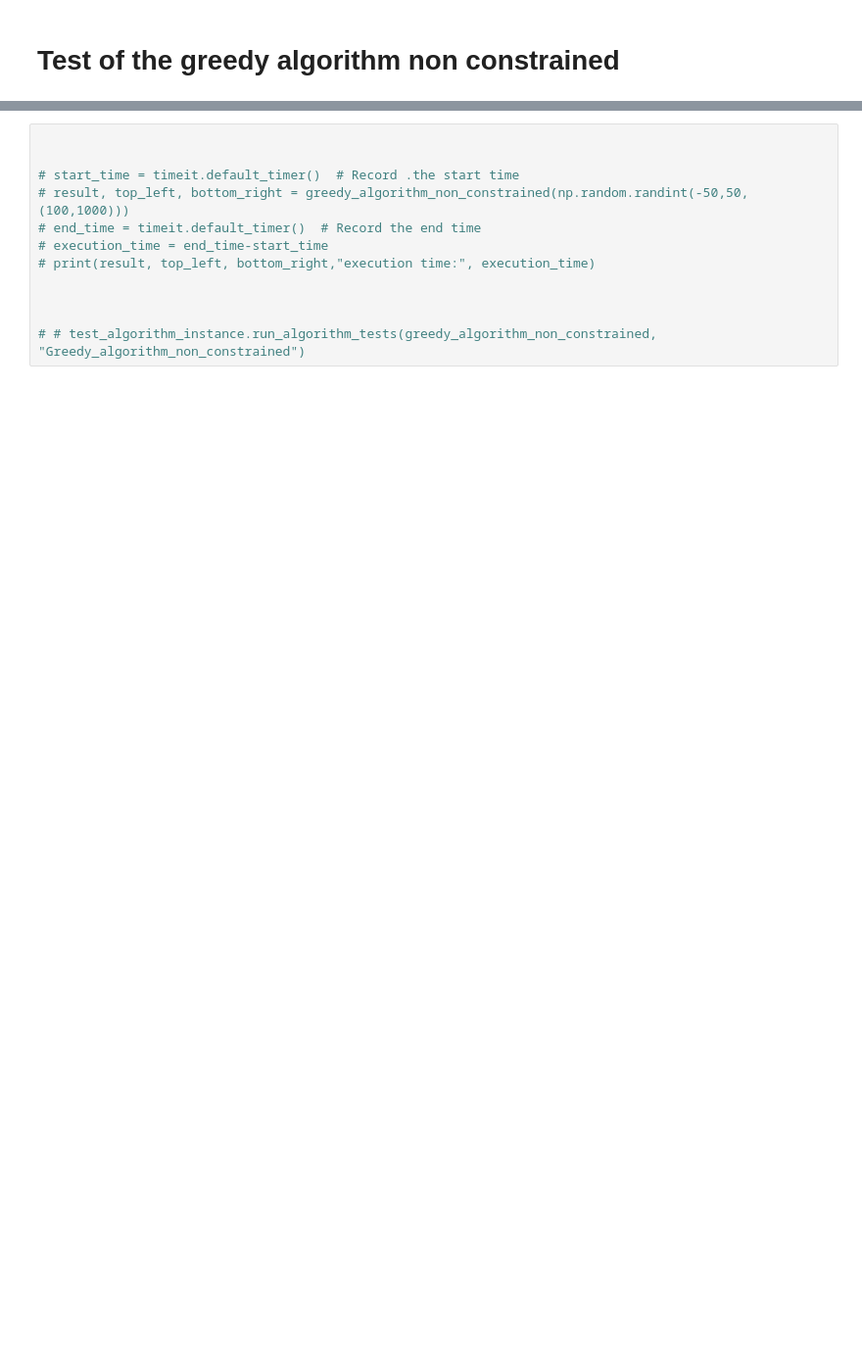
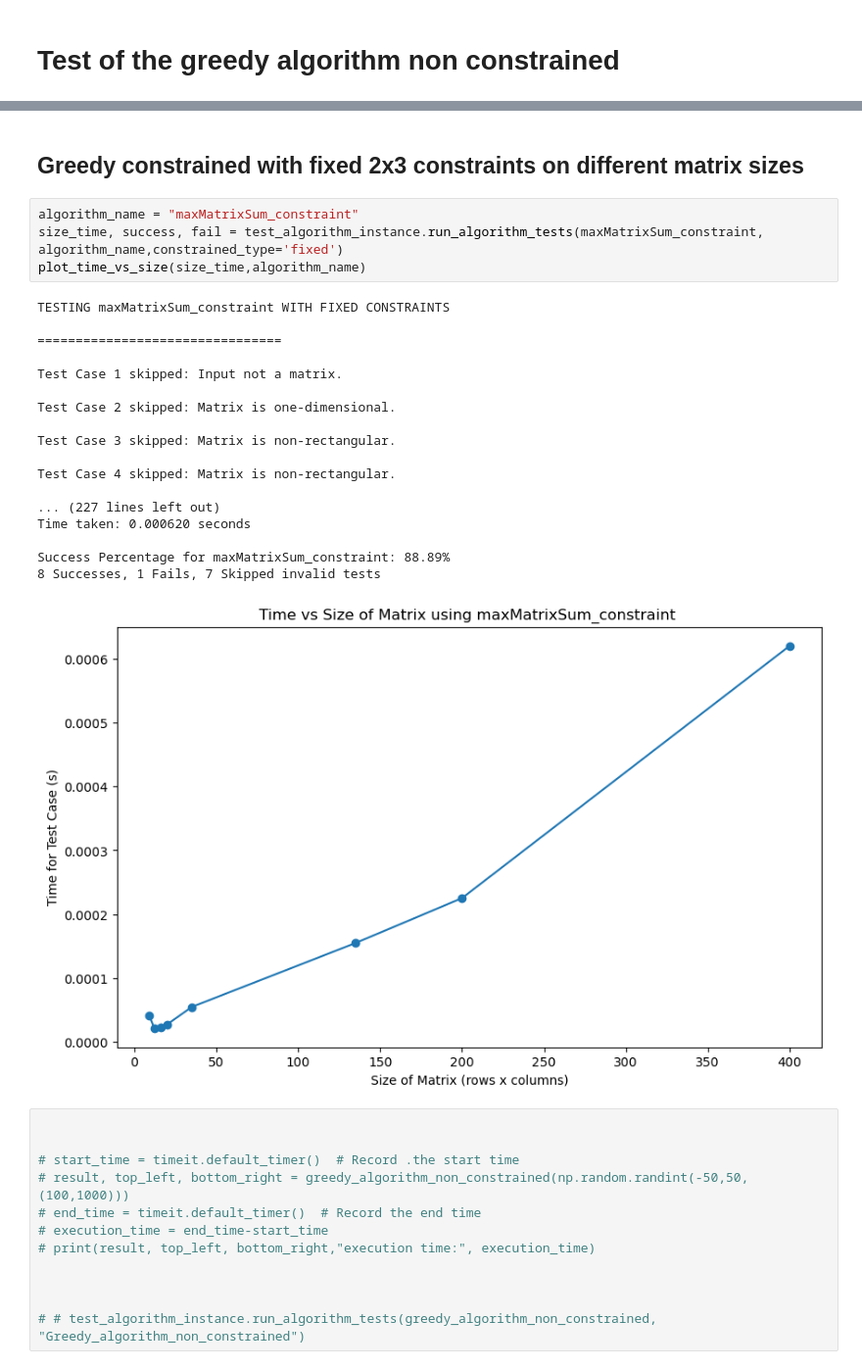
Before and after one commit to Amrithya/Advanced-Algorithm-Project-2023-2024, a Jupyter notebook: main_amgad.ipynb, the cells around one changed output, grey strips where cells are left out. Shown at 98% size. Drawn from its saved outputs; the diff is of its cells as text; blank space fills up the shorter version.

```diff
--- a/main_amgad.ipynb
+++ b/main_amgad.ipynb
@@ -66,3 +91,28 @@ Success Percentage for Greedy algorithm non constrained: 100.00%
+# %% [markdown]
+## Greedy constrained with fixed 2x3 constraints on different matrix sizes
+# %%
+algorithm_name = "maxMatrixSum_constraint"
+size_time, success, fail = test_algorithm_instance.run_algorithm_tests(maxMatrixSum_constraint, algorithm_name,constrained_type='fixed')
+plot_time_vs_size(size_time,algorithm_name)
+# %% [output]
+TESTING maxMatrixSum_constraint WITH FIXED CONSTRAINTS
+
+================================
+
+Test Case 1 skipped: Input not a matrix.
+
+Test Case 2 skipped: Matrix is one-dimensional.
+
+Test Case 3 skipped: Matrix is non-rectangular.
+
+Test Case 4 skipped: Matrix is non-rectangular.
+
+... (227 lines left out)
+Time taken: 0.000620 seconds
+
+Success Percentage for maxMatrixSum_constraint: 88.89%
+8 Successes, 1 Fails, 7 Skipped invalid tests
+[figure, added]
 # %%
 
 
```
Also changed, not shown: parts of 5 cells of this notebook, 5 other files.
